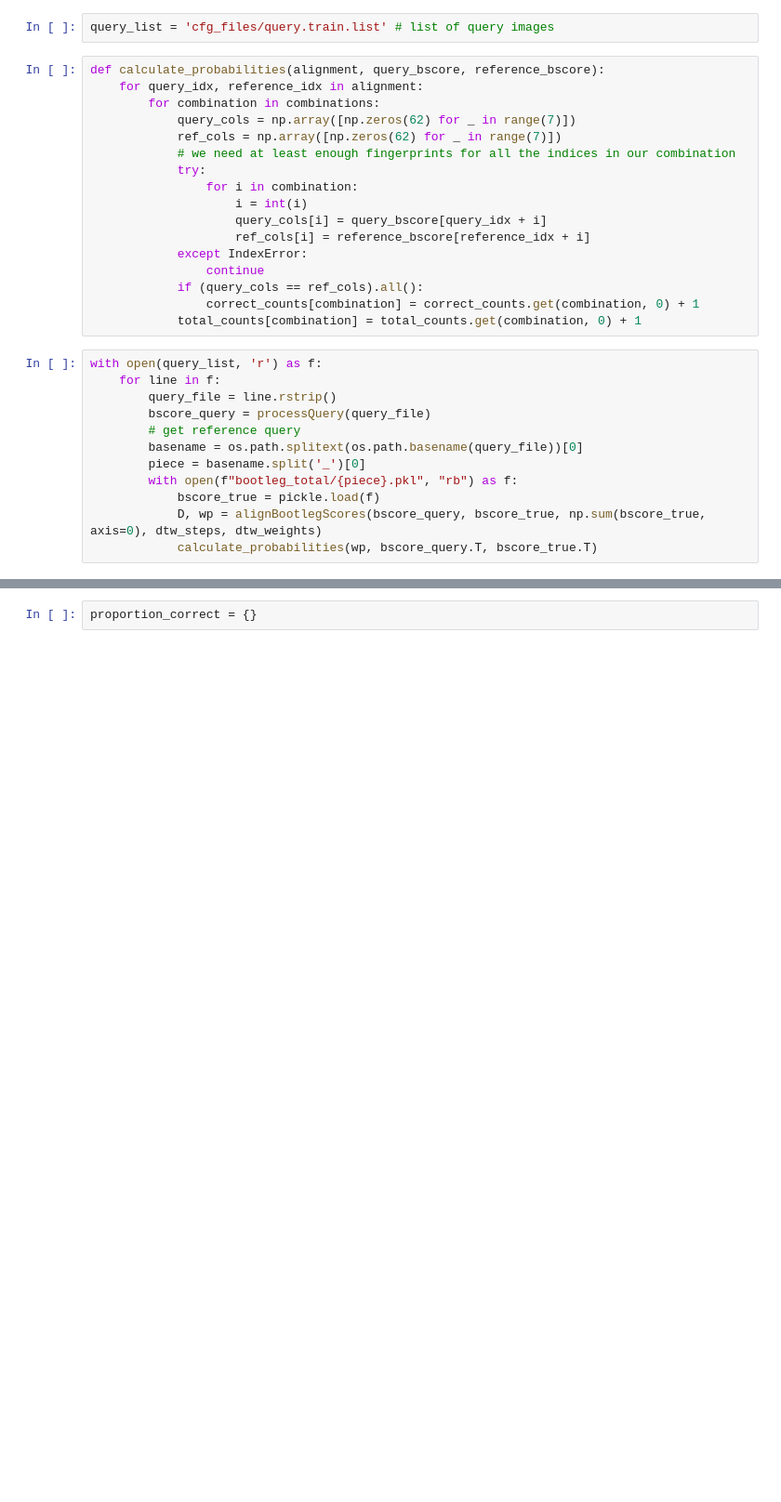
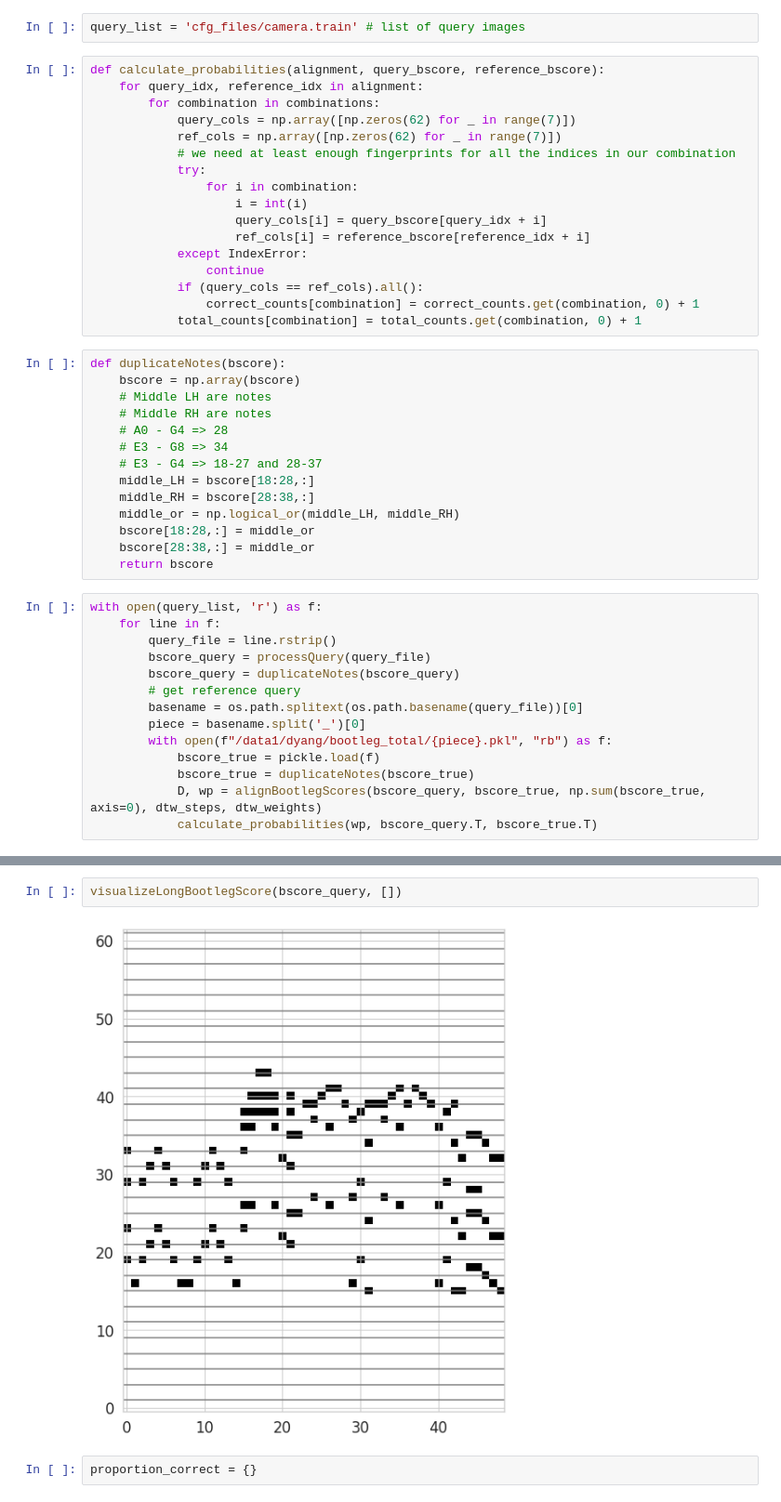
Before and after one commit to HMC-MIR/ImprovedSheetID, a Jupyter notebook: 02_estimate_probabilities.ipynb, the cells around one changed output, grey strips where cells are left out. Shown at 93% size. Cells and saved outputs as stored; diff of their text form; blank space fills up the shorter version.

Commit message:
Fix bscore format

```diff
--- a/02_estimate_probabilities.ipynb
+++ b/02_estimate_probabilities.ipynb
@@ -308,7 +311,7 @@ correct_counts = {}
 # %% [markdown]
 For every n-gram type, we keep track of the total number of correct n-gram matches in the alignment between the query and the IMSLP reference. We divide this by the total number of comparisons made to get a probability of correctness.
 # %%
-query_list = 'cfg_files/query.train.list' # list of query images
+query_list = 'cfg_files/camera.train' # list of query images
 # %%
 def calculate_probabilities(alignment, query_bscore, reference_bscore):
     for query_idx, reference_idx in alignment:
@@ -326,15 +329,31 @@ def calculate_probabilities(alignment, query_bscore, reference_bscore):
             if (query_cols == ref_cols).all():
                 correct_counts[combination] = correct_counts.get(combination, 0) + 1
             total_counts[combination] = total_counts.get(combination, 0) + 1
+# %%
+def duplicateNotes(bscore):
+    bscore = np.array(bscore)
+    # Middle LH are notes
+    # Middle RH are notes
+    # A0 - G4 => 28
+    # E3 - G8 => 34
+    # E3 - G4 => 18-27 and 28-37
+    middle_LH = bscore[18:28,:]
+    middle_RH = bscore[28:38,:]
+    middle_or = np.logical_or(middle_LH, middle_RH)
+    bscore[18:28,:] = middle_or
+    bscore[28:38,:] = middle_or
+    return bscore
 # %%
 with open(query_list, 'r') as f:
     for line in f:
         query_file = line.rstrip()
         bscore_query = processQuery(query_file)
+        bscore_query = duplicateNotes(bscore_query)
         # get reference query
         basename = os.path.splitext(os.path.basename(query_file))[0]
         piece = basename.split('_')[0]
-        with open(f"bootleg_total/{piece}.pkl", "rb") as f:
+        with open(f"/data1/dyang/bootleg_total/{piece}.pkl", "rb") as f:
             bscore_true = pickle.load(f)
+            bscore_true = duplicateNotes(bscore_true)
             D, wp = alignBootlegScores(bscore_query, bscore_true, np.sum(bscore_true, axis=0), dtw_steps, dtw_weights)
             calculate_probabilities(wp, bscore_query.T, bscore_true.T)
@@ -341,3 +378,7 @@ with open(query_list, 'r') as f:
+# %%
+visualizeLongBootlegScore(bscore_query, [])
+# %% [output]
+[figure, added]
 # %%
 proportion_correct = {}
 # %%
```
Also changed, not shown: parts of 5 cells of this notebook, 2 other files.
